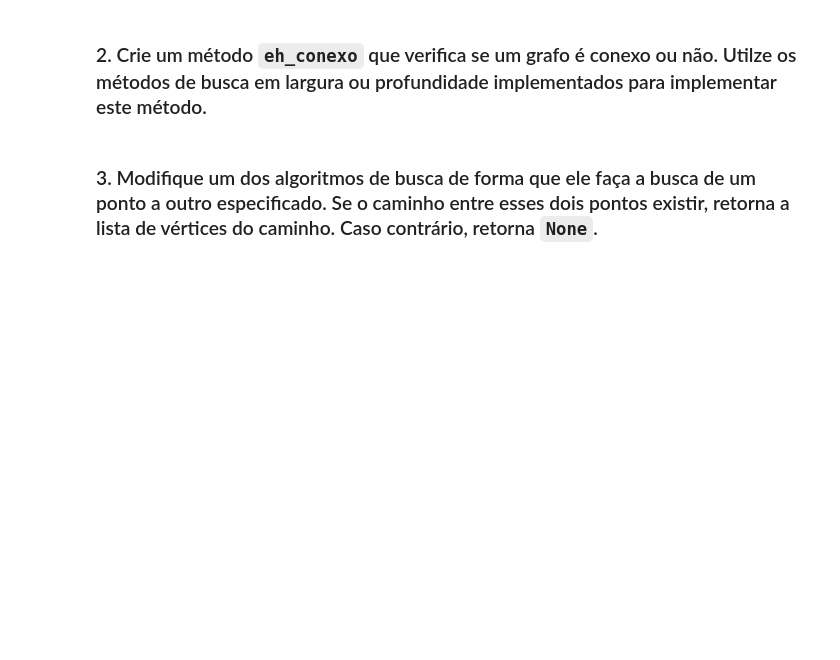
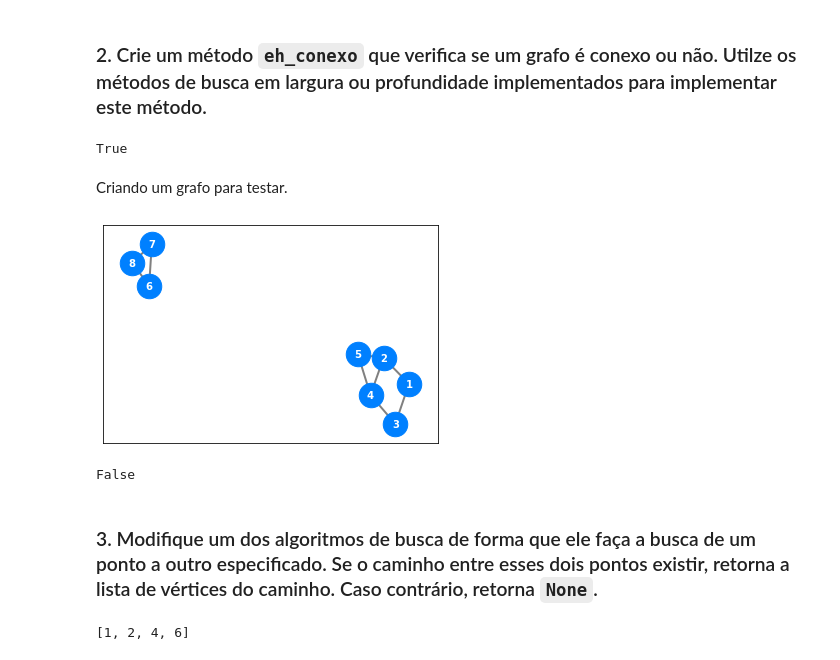
Before and after one commit to adolfoguimaraes/teoriadosgrafos, a Jupyter notebook: 02_AlgoritmosDeBusca.ipynb, the cells around one changed output. Drawn from its saved outputs; the diff is of its cells as text; code cells hidden in the pictures; blank space fills up the shorter version.

Commit message:
Implementação da busca em largura e eh_conexo.

````diff
--- a/02_AlgoritmosDeBusca.ipynb
+++ b/02_AlgoritmosDeBusca.ipynb
@@ -158,2 +211,30 @@ Vamos começar ;)
+# %%
+eh_conexo(G)
+# %% [output]
+True
+# %% [markdown]
+Criando um grafo para testar.
+# %%
+
+# Instanciando o objeto Grafo
+G1 = nx.Graph()
+
+# Adicionando os Vértices
+G1.add_nodes_from([1,2,3,4,5,6,7,8])
+
+# Adicionando as Arestas
+G1.add_edges_from([
+                  (1,2),(1,3),(2,4),(2,5),
+                  (3,4),(4,5),(6,7),(6,8),(7,8)
+                  ])
+
+
+exibir_grafo(G1)
+# %% [output]
+[figure, added]
+# %%
+eh_conexo(G1)
+# %% [output]
+False
 # %% [markdown]
 ### 3. Modifique um dos algoritmos de busca de forma que ele faça a busca de um ponto a outro especificado. Se o caminho entre esses dois pontos existir, retorna a lista de vértices do caminho. Caso contrário, retorna ```None```.
@@ -161,0 +267,5 @@ Vamos começar ;)
+# %%
+teste_ = list(G.nodes())
+dfs_interative_path(G, 1, 6, teste_)
+# %% [output]
+[1, 2, 4, 6]
````
Also changed, not shown: parts of 17 cells of this notebook.
